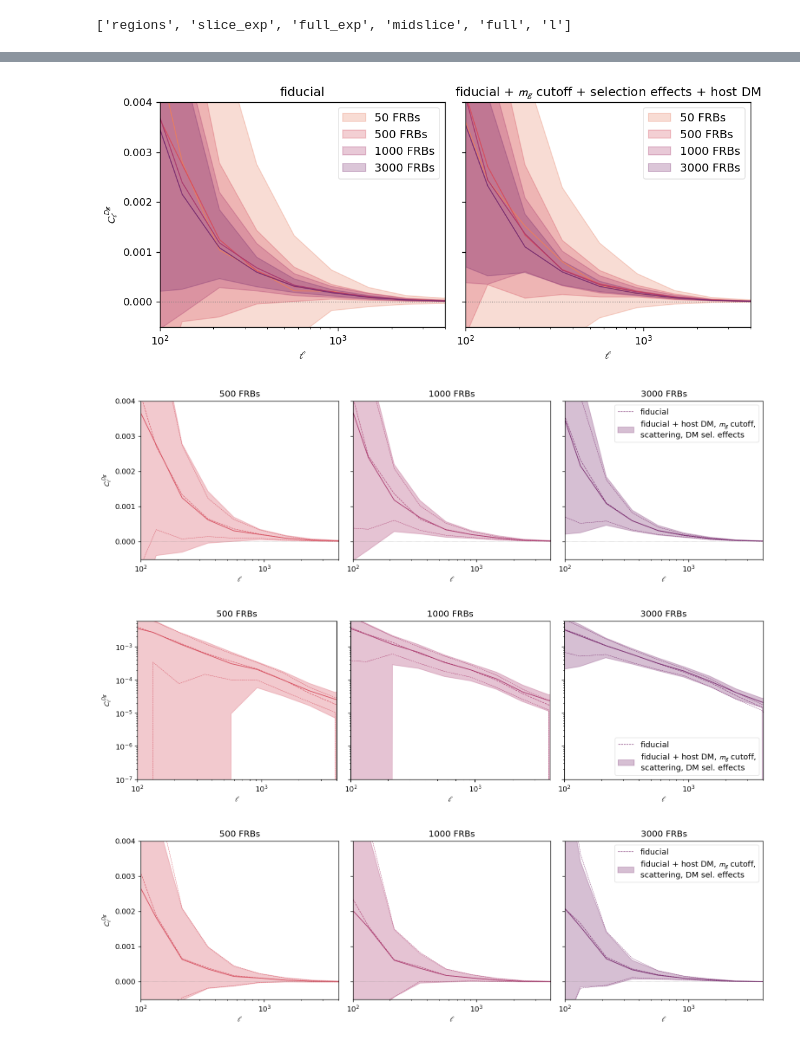
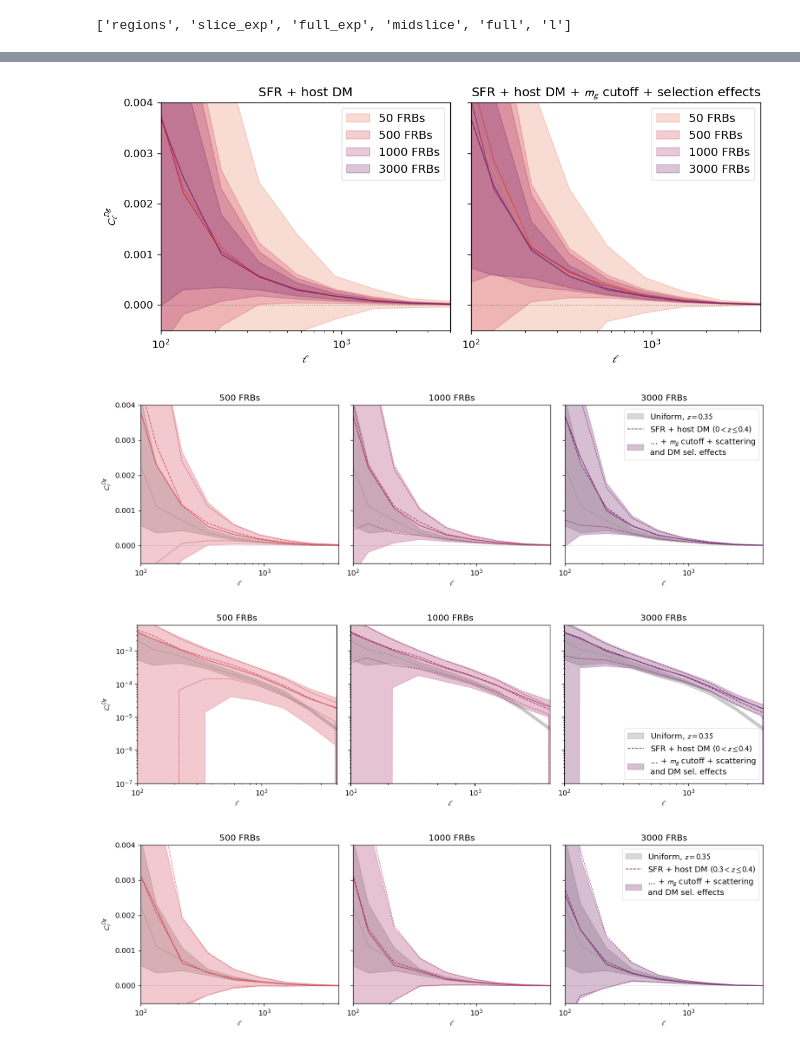
Before and after one commit to aqcheng/illustris_frb, a Jupyter notebook: notebooks/experiments.ipynb, the cells around one changed output, grey strips where cells are left out. Cells and saved outputs as stored; diff of their text form; code cells hidden in the pictures.

```diff
--- a/notebooks/experiments.ipynb
+++ b/notebooks/experiments.ipynb
@@ -452,7 +452,7 @@ ax_s.step(bins[1:], 100*H, 'k', bins[1:], 100*H_chime, 'k--', where='pre')
 subplot_from_dict(DM_sfunc_res, ref_ClDg=fid_ClDgs, ref_lws=(1.5, 1), ref_label=None, colors=colorcycle,
                  labels=lambda x: f'a = {x}', ax=ax, legend=False, lw=1.5, yscale='linear')
 ax.legend(fontsize=14, ncol=4, loc='upper right')
-ax.set_title('Cross-correlation with DM sfunc applied')
+ax.set_title('Cross-correlation with DM sel. effect applied')
 # ax.set_xlim(200, 4000)
 # ax.set_ylim(-0.001, 0.006)
 
@@ -478,9 +478,9 @@ fig, axes = plt.subplots(1, 3, figsize=(13,4), sharex=True, sharey=True)
 a_list = (1,2,5)
 for i, ax in enumerate(axes):
     # plot_ref_ClDg(ax, fid_ClDgs, label=f'fiducial')
-    plot_ref_ClDg(ax, res['DM_sfunc'][a_list[i]], label=f'fiducial + DM sfunc', color=colorcycle[i])
+    plot_ref_ClDg(ax, res['DM_sfunc'][a_list[i]], label=f'SFR + DM sfunc', color=colorcycle[i])
     _ = subplot_from_list((res['DM_sfunc_injhostDM'][a_list[i]],), colors=(colorcycle[i],), ax=ax,
-                           labels=('fiducial + DM sfunc + host DM',))
+                           labels=('SFR + host DM + DM sfunc',))
     if i > 0:
         ax.set_ylabel('')
     ax.set_title(f'$a = {a_list[i]}$')
@@ -672,11 +692,11 @@ plt.savefig(os.path.join(figpath, 'combined_slice_vs_full.pdf'))
 subdict = combined_res['full_exp'] # full cone, 0 < z < 0.4
 
 _ = generate_plots((subdict['ClDgs_exp'],subdict['ClDgs']),
-                   titles=('fiducial', 'fiducial + $m_g$ cutoff + selection effects + host DM'),
+                   titles=('SFR + host DM', 'SFR + host DM + $m_g$ cutoff + selection effects'),
                    whichkeys=(50, 500, 1000, 3000), ref_ClDg=None, ref_label=None, labels=lambda x: f'{x} FRBs',
                    plotinterval=True, colors=flare)
 # %% [output]
-[figure, old version]
+[figure, new version]
 # %%
 subdict = combined_res['full_exp']
 
@@ -685,8 +705,9 @@ fig, axes = plt.subplots(1, 3, figsize=(13,4), sharex=True, sharey=True)
 n_frbs_ = (500, 1000, 3000)
 for i, ax in enumerate(axes):
     n_frb_ = n_frbs_[i]
-    plot_ref_ClDg(ax, subdict['ClDgs'][n_frb_], color=flare[i+1], label='fiducial')
-    plot_xcorr_trials(ells, subdict['ClDgs_exp'][n_frb_], color=flare[i+1], ax=ax, label='fiducial + host DM, $m_g$ cutoff,\nscattering, DM sel. effects')
+    plot_xcorr_trials(ells, midslice_ClDgs, color='gray', label=f'Uniform, $z={frb_mean_z:.2f}$', ax=ax, lw=0.5, ls='dashed')
+    plot_ref_ClDg(ax, subdict['ClDgs'][n_frb_], color=flare[i+1], label=r'SFR + host DM ($0 < z \leq 0.4$)', lw1=1, lw2=0.7)
+    plot_xcorr_trials(ells, subdict['ClDgs_exp'][n_frb_], color=flare[i+1], ax=ax, label='... + $m_g$ cutoff + scattering\nand DM sel. effects')
     ax.axhline(0, color='gray', ls='dotted', lw=0.5)
     if i > 0:
         ax.set_ylabel('')
@@ -696,27 +717,28 @@ axes[2].legend()
 plt.tight_layout()
 plt.savefig(os.path.join(figpath, 'combined_fullcone_effects.pdf'))
 # %% [output]
-[figure, old version]
+[figure, new version]
 # %%
 subdict = combined_res['full_exp']
 
 fig, axes = plt.subplots(1, 3, figsize=(13,4), sharex=True, sharey=True)
 
 n_frbs_ = (500, 1000, 3000)
 for i, ax in enumerate(axes):
     n_frb_ = n_frbs_[i]
-    plot_ref_ClDg(ax, subdict['ClDgs'][n_frb_], color=flare[i+1], label='fiducial')
-    plot_xcorr_trials(ells, subdict['ClDgs_exp'][n_frb_], color=flare[i+1], ax=ax, yscale='log',
-                      label='fiducial + host DM, $m_g$ cutoff,\nscattering, DM sel. effects')
+    plot_xcorr_trials(ells, midslice_ClDgs, color='gray', label=f'Uniform, $z={frb_mean_z:.2f}$', ax=ax, lw=0.5, ls='dashed')
+    plot_ref_ClDg(ax, subdict['ClDgs'][n_frb_], color=flare[i+1], label=r'SFR + host DM ($0 < z \leq 0.4$)', lw1=1, lw2=0.7)
+    plot_xcorr_trials(ells, subdict['ClDgs_exp'][n_frb_], color=flare[i+1], ax=ax, label='... + $m_g$ cutoff + scattering\nand DM sel. effects', yscale='log')
+    ax.axhline(0, color='gray', ls='dotted', lw=0.5)
     if i > 0:
         ax.set_ylabel('')
     ax.set_title(f'{n_frb_} FRBs')
 axes[2].legend(loc='lower right')
 
 plt.tight_layout()
 plt.savefig(os.path.join(figpath, 'combined_fullcone_effects_log.pdf'))
 # %% [output]
-[figure, old version]
+[figure, new version]
 # %%
 subdict = combined_res['slice_exp']
 
@@ -725,8 +747,9 @@ fig, axes = plt.subplots(1, 3, figsize=(13,4), sharex=True, sharey=True)
 n_frbs_ = (500, 1000, 3000)
 for i, ax in enumerate(axes):
     n_frb_ = n_frbs_[i]
-    plot_ref_ClDg(ax, subdict['ClDgs'][n_frb_], color=flare[i+1], label='fiducial')
-    plot_xcorr_trials(ells, subdict['ClDgs_exp'][n_frb_], color=flare[i+1], ax=ax, label='fiducial + host DM, $m_g$ cutoff,\nscattering, DM sel. effects')
+    plot_xcorr_trials(ells, midslice_ClDgs, color='gray', label=f'Uniform, $z={frb_mean_z:.2f}$', ax=ax, lw=0.5, ls='dashed')
+    plot_ref_ClDg(ax, subdict['ClDgs'][n_frb_], color=flare[i+1], label=r'SFR + host DM ($0.3 < z \leq 0.4$)', lw1=1, lw2=0.7)
+    plot_xcorr_trials(ells, subdict['ClDgs_exp'][n_frb_], color=flare[i+1], ax=ax, label='... + $m_g$ cutoff + scattering\nand DM sel. effects')
     ax.axhline(0, color='gray', ls='dotted', lw=0.5)
     if i > 0:
         ax.set_ylabel('')
@@ -736,4 +759,4 @@ axes[2].legend()
 plt.tight_layout()
 plt.savefig(os.path.join(figpath, 'combined_slice_effects.pdf'))
 # %% [output]
-[figure, old version]
+[figure, new version]
```
Also changed, not shown: parts of 26 cells of this notebook, 1 other file.
